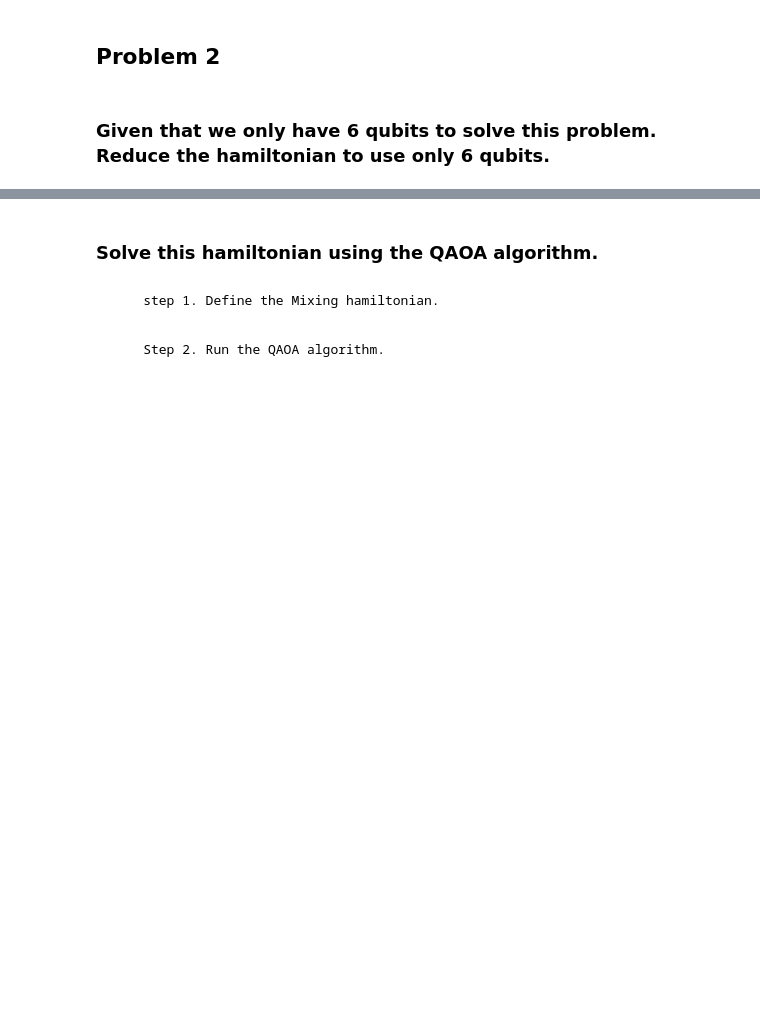
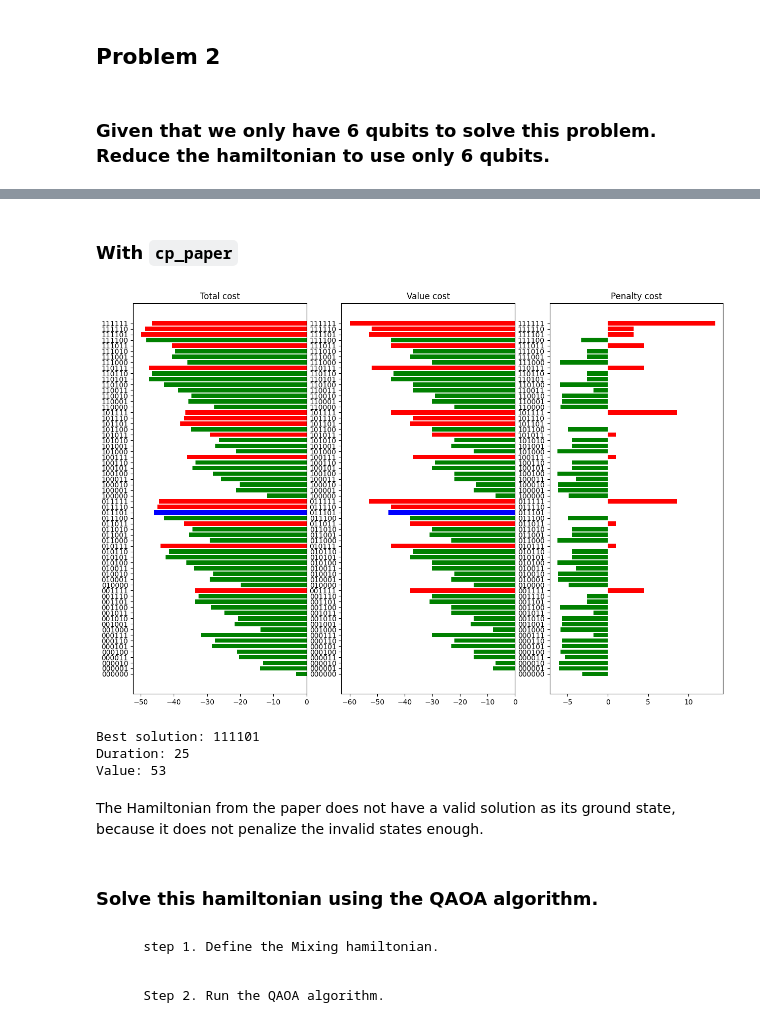
Before and after one commit to Piwakk/-F-PA-M-ETH-Hackathon, a Jupyter notebook: challenge_description/problem.ipynb, the cells around one changed output, grey strips where cells are left out. Drawn from its saved outputs; the diff is of its cells as text; code cells hidden in the pictures; blank space fills up the shorter version.

```diff
--- a/challenge_description/problem.ipynb
+++ b/challenge_description/problem.ipynb
@@ -227,3 +418,17 @@ nqubits = 6
+# %% [markdown]
+### With `cp_paper`
+# %%
+plot_eigs(cp_paper_eigs)
+# %% [output]
+[figure, added]
+# %%
+print_summary(cp_paper_eigs)
+# %% [output]
+Best solution: 111101
+Duration: 25
+Value: 53
+# %% [markdown]
+The Hamiltonian from the paper does not have a valid solution as its ground state, because it does not penalize the invalid states enough.
 # %% [markdown]
 ### Solve this hamiltonian using the QAOA algorithm.
 # %% [markdown]
```
Also changed, not shown: parts of 20 cells of this notebook.
